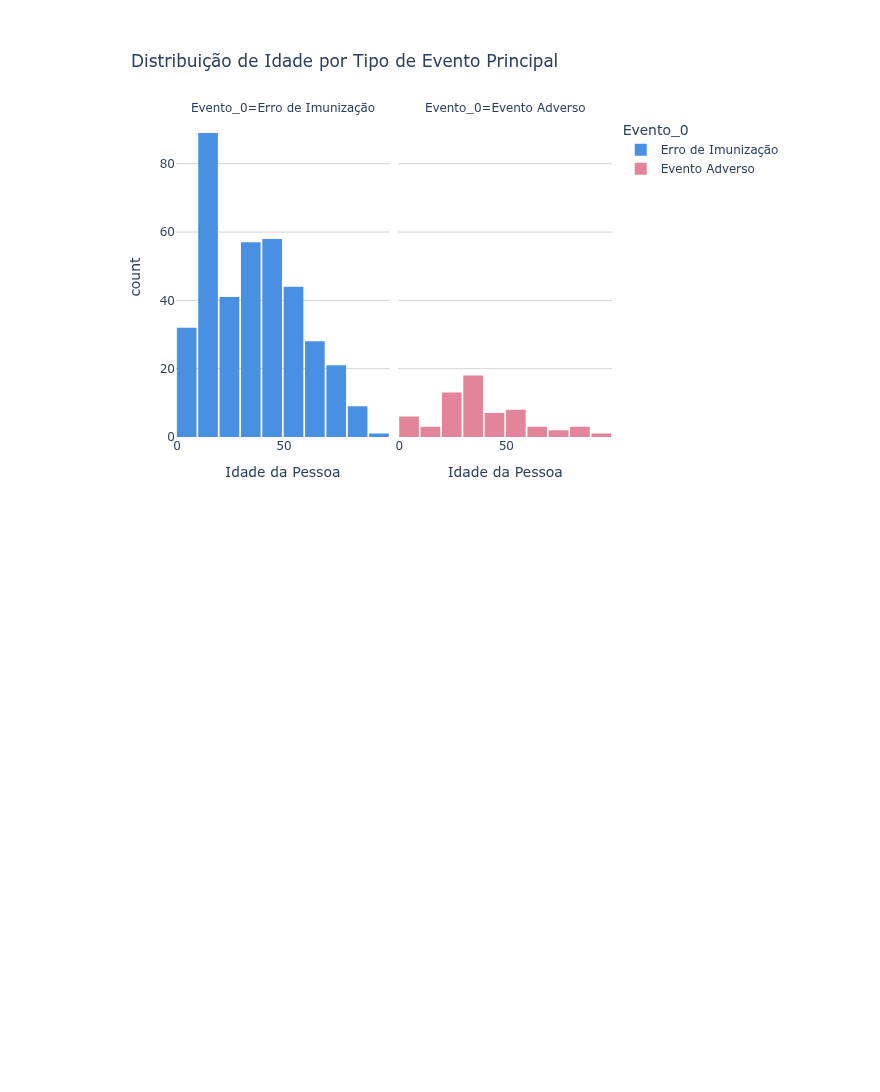
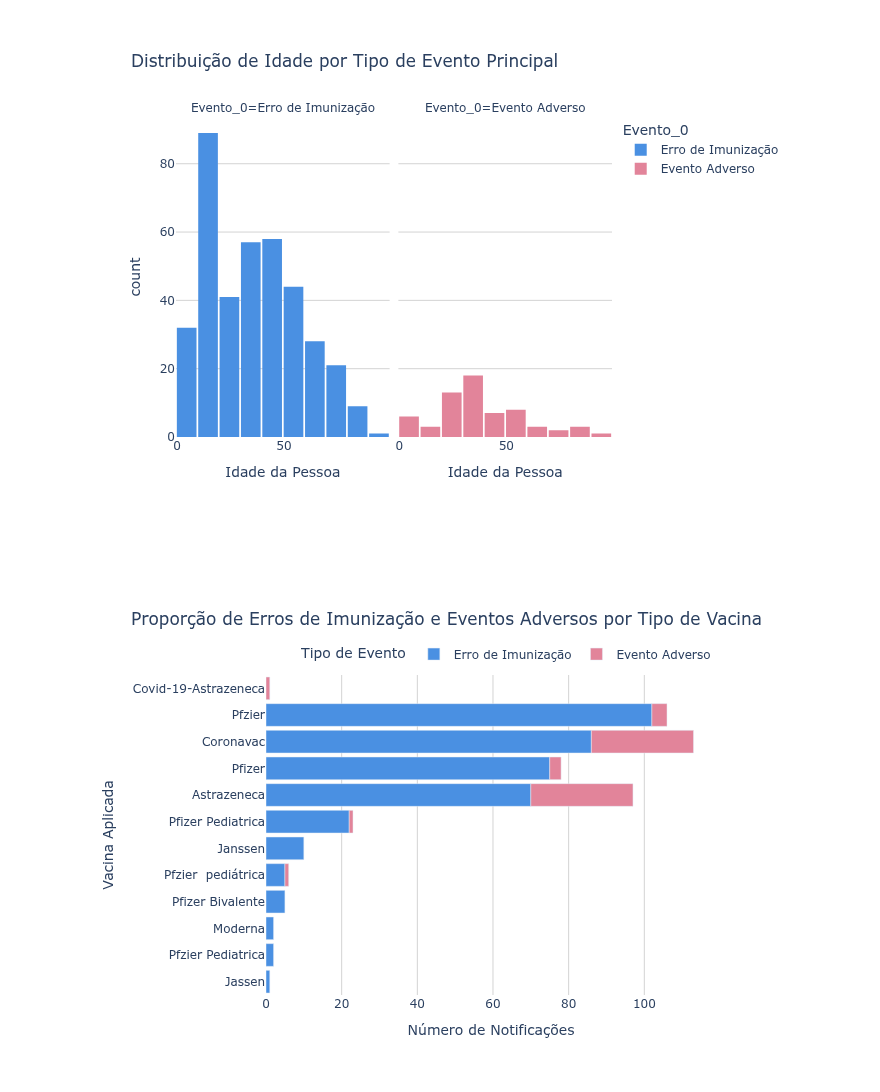
Before and after one commit to julioSantos-sys/GrupoEnsino-UEG, a Jupyter notebook: src/main.ipynb, the cells around one changed output. Drawn from its saved outputs; the diff is of its cells as text; code cells hidden in the pictures; blank space fills up the shorter version.

Commit message:
Proporcao Erros X tipo de vacina

```diff
--- a/src/main.ipynb
+++ b/src/main.ipynb
@@ -202,3 +202,41 @@ fig_distribuicao.update_yaxes(showgrid=True, gridcolor='LightGrey')
 fig_distribuicao.show()
 # %% [output]
 [figure]
+# %% [markdown]
+##
+# %%
+# Removemos quem não tem a vacina principal ou o evento principal preenchidos
+df_vacinas = df.dropna(subset=['Vacina_0', 'Evento_0']).copy()
+
+# Agrupamos os dados para contar a quantidade de casos por vacina e evento
+df_contagem = df_vacinas.groupby(['Vacina_0', 'Evento_0']).size().reset_index(name='Quantidade')
+
+# Ordenamos para que as vacinas com mais notificações fiquem no topo
+df_contagem = df_contagem.sort_values(by='Quantidade', ascending=True)
+
+# Criamos o gráfico de barras horizontais dividido por cores
+fig_vacinas = px.bar(
+    df_contagem,
+    y='Vacina_0',
+    x='Quantidade',
+    color='Evento_0',
+    orientation='h',
+    title='Proporção de Erros de Imunização e Eventos Adversos por Tipo de Vacina',
+    labels={'Vacina_0': 'Vacina Aplicada', 'Quantidade': 'Número de Notificações', 'Evento_0': 'Tipo de Evento'},
+    color_discrete_sequence=['#4A90E2', '#E2849A']
+)
+
+# Ajustes visuais para garantir que fique idêntico a um relatório
+fig_vacinas.update_layout(
+    plot_bgcolor='white',
+    font=dict(size=12),
+    bargap=0.15,
+    legend=dict(orientation="h", yanchor="bottom", y=1.02, xanchor="right", x=1)
+)
+
+# Adiciona linhas de grade horizontais e garante eixos independentes se necessário
+fig_vacinas.update_xaxes(showgrid=True, gridcolor='LightGrey')
+
+fig_vacinas.show()
+# %% [output]
+[figure, added]
```
